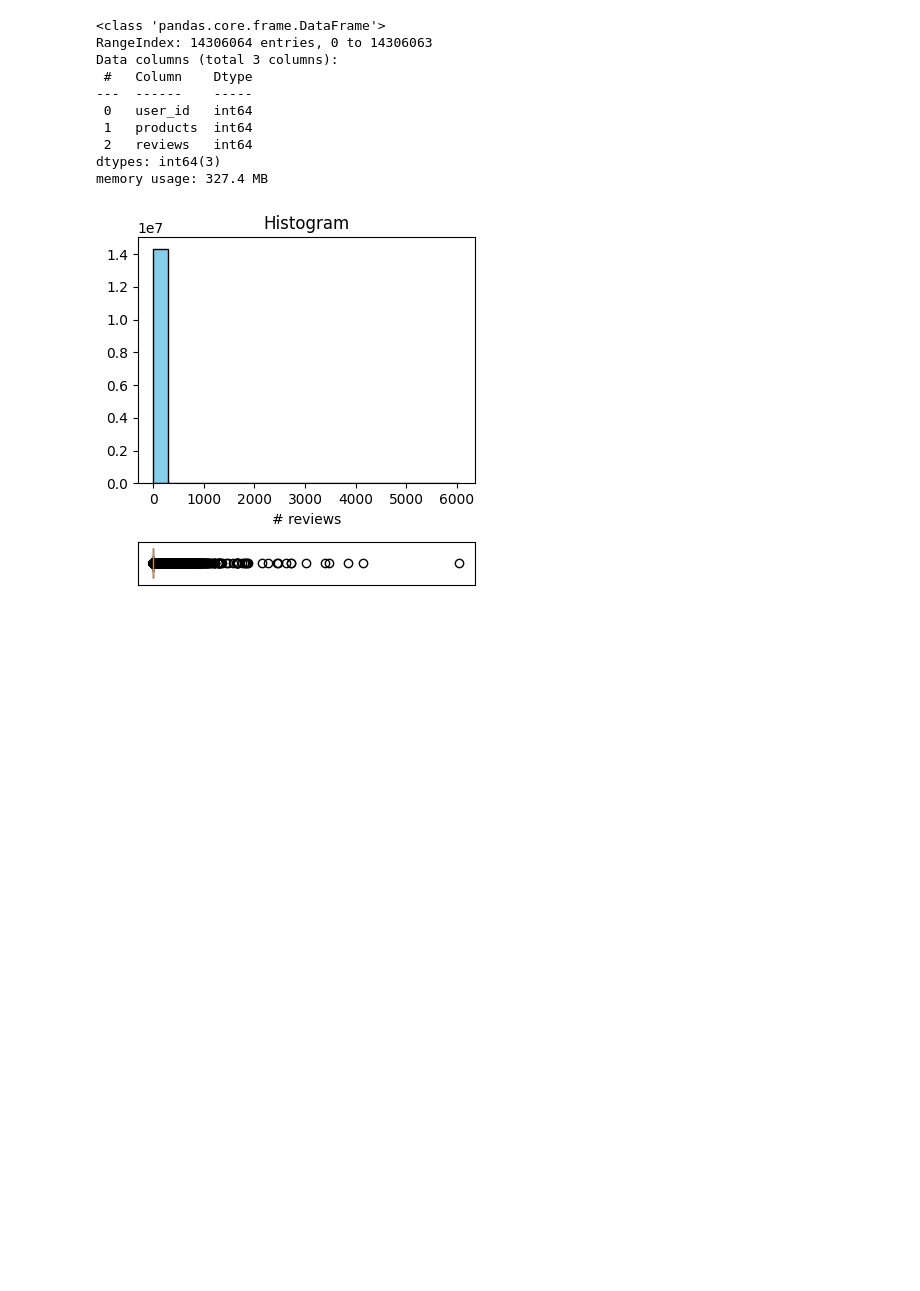
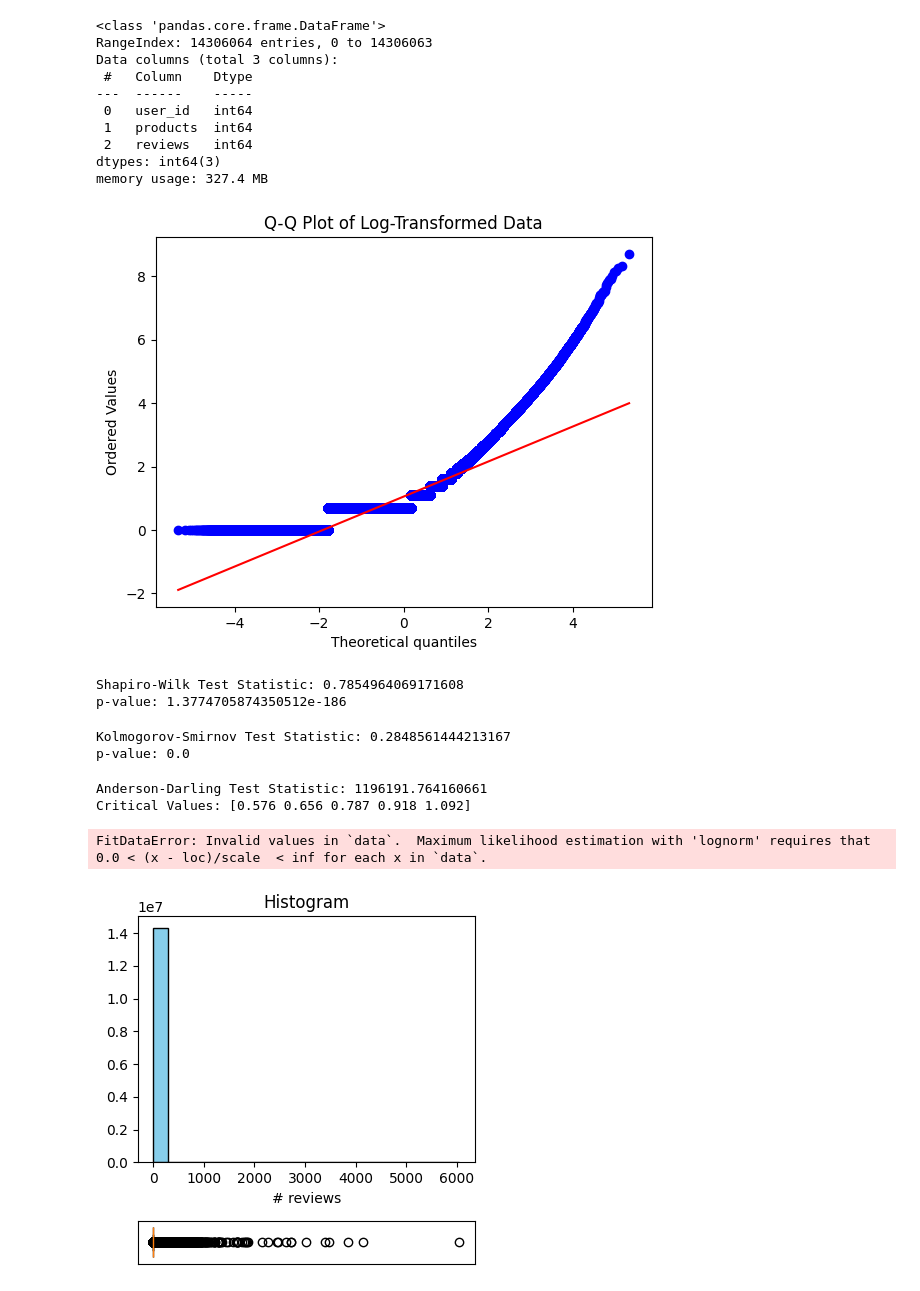
Before and after one commit to swatt45/Capstone, a Jupyter notebook: D502 EDA.ipynb, the cells around one changed output. Saved outputs shown, nothing was run; the diff lists cells and outputs as text; code cells hidden in the pictures; blank space fills up the shorter version.

```diff
--- a/D502 EDA.ipynb
+++ b/D502 EDA.ipynb
@@ -56,6 +71,79 @@ Data columns (total 3 columns):
  2   reviews   int64
 dtypes: int64(3)
 memory usage: 327.4 MB
+# %%
+stats.probplot(np.log(dfuser.reviews.values+1), plot=plt)
+plt.title('Q-Q Plot of Log-Transformed Data')
+plt.show()
+# %% [output]
+[figure, added]
+# %%
+from scipy.stats import shapiro
+
+stat, p_value = shapiro(np.log(dfuser.reviews.values+1))
+print('Shapiro-Wilk Test Statistic:', stat)
+print('p-value:', p_value)
+# %% [output]
+Shapiro-Wilk Test Statistic: 0.7854964069171608
+p-value: 1.3774705874350512e-186
+# %%
+from scipy.stats import kstest
+
+# Define the log-normal CDF function with the estimated parameters
+shape, loc, scale = stats.lognorm.fit(dfuser.reviews.values+1, floc=0)
+cdf = lambda x: stats.lognorm.cdf(x, shape, loc, scale)
+
+stat, p_value = kstest(dfuser.reviews.values+1, cdf)
+print('Kolmogorov-Smirnov Test Statistic:', stat)
+print('p-value:', p_value)
+# %% [output]
+Kolmogorov-Smirnov Test Statistic: 0.2848561444213167
+p-value: 0.0
+# %%
+from scipy.stats import anderson
+
+result = anderson(np.log(dfuser.reviews.values+1), dist='norm')
+print('Anderson-Darling Test Statistic:', result.statistic)
+print('Critical Values:', result.critical_values)
+# %% [output]
+Anderson-Darling Test Statistic: 1196191.764160661
+Critical Values: [0.576 0.656 0.787 0.918 1.092]
+# %%
+import numpy as np
+import matplotlib.pyplot as plt
+from scipy.stats import lognorm, chisquare
+
+data = np.log(dfuser[dfuser.reviews>0].reviews.values)
+# Assuming 'data' is your dataset
+#data = np.random.lognormal(mean=0, sigma=1, size=1000)  # Example data
+
+# Step 1: Calculate observed frequencies
+observed_freq, bins = np.histogram(data, bins='auto', density=True)
+bin_centers = (bins[:-1] + bins[1:]) / 2
+
+# Step 2: Calculate expected frequencies based on log-normal distribution
+shape, loc, scale = lognorm.fit(data, floc=0)
+expected_freq = lognorm.pdf(bin_centers, shape, loc, scale) * np.diff(bins)
+
+# Step 3: Scale expected frequencies to match the sum of observed frequencies
+expected_freq_scaled = expected_freq * sum(observed_freq) / sum(expected_freq)
+
+# Step 4: Perform the chi-square test
+chi2_stat, p_value = chisquare(f_obs=observed_freq, f_exp=expected_freq_scaled)
+
+print('Chi-Square Test Statistic:', chi2_stat)
+print('p-value:', p_value)
+
+# Optional: Plot histogram and PDF
+plt.hist(data, bins=bins, density=True, alpha=0.6, color='g', label='Observed Data')
+plt.plot(bin_centers, expected_freq, 'r--', linewidth=2, label='Expected Log-normal PDF')
+plt.xlabel('Data')
+plt.ylabel('Density')
+plt.legend()
+plt.title('Histogram and Expected Log-normal PDF')
+plt.show()
+# %% [output]
+FitDataError: Invalid values in `data`.  Maximum likelihood estimation with 'lognorm' requires that 0.0 < (x - loc)/scale  < inf for each x in `data`.
 # %%
 create_box_and_hist(dfuser, 'reviews')
 # %% [output]
```
Also changed, not shown: parts of 13 cells of this notebook.
